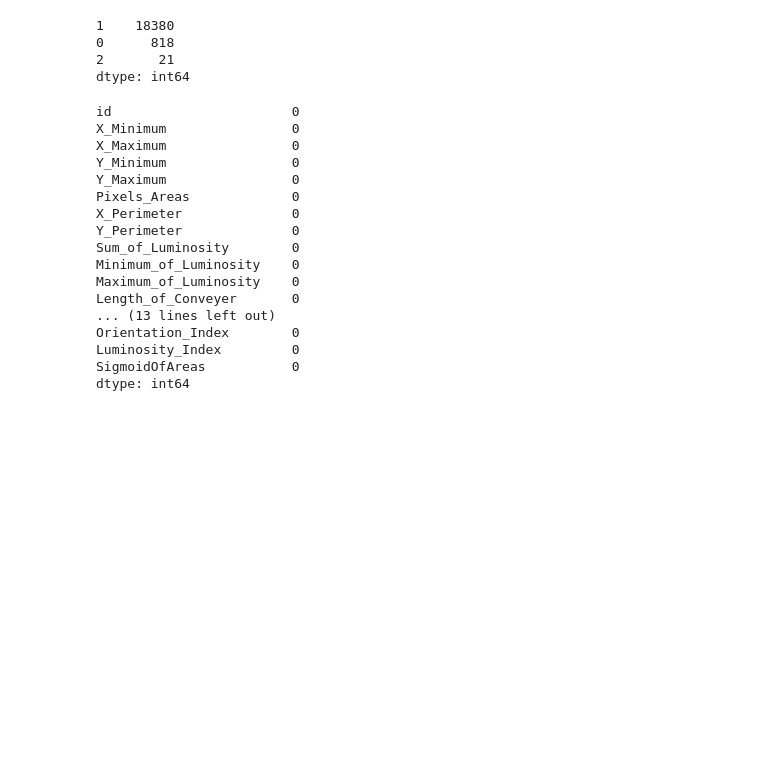
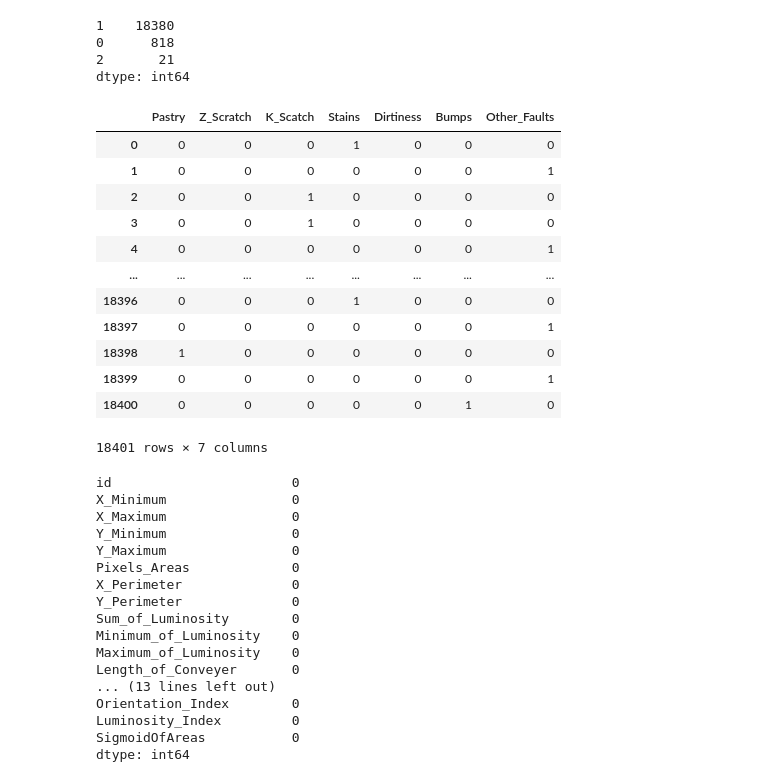
Before and after one commit to DSun91/Steel-plate-defect-prediction, a Jupyter notebook: SteelPlatesComp.ipynb, the cells around one changed output. Cells and saved outputs as stored; diff of their text form; code cells hidden in the pictures; blank space fills up the shorter version.

```diff
--- a/SteelPlatesComp.ipynb
+++ b/SteelPlatesComp.ipynb
@@ -40,6 +45,22 @@ dtype: int64
 # %%
 df_train=df_train.loc[df_train[target_columns].sum(axis=1) != 0]
 df_train=df_train.reset_index().drop("index",axis=1)
+# %%
+df_train[target_columns]
+# %% [output]
+|  | Pastry | Z_Scratch | K_Scatch | Stains | Dirtiness | Bumps | Other_Faults |
+| 0 | 0 | 0 | 0 | 1 | 0 | 0 | 0 |
+| 1 | 0 | 0 | 0 | 0 | 0 | 0 | 1 |
+| 2 | 0 | 0 | 1 | 0 | 0 | 0 | 0 |
+| 3 | 0 | 0 | 1 | 0 | 0 | 0 | 0 |
+| 4 | 0 | 0 | 0 | 0 | 0 | 0 | 1 |
+| ... | ... | ... | ... | ... | ... | ... | ... |
+| 18396 | 0 | 0 | 0 | 1 | 0 | 0 | 0 |
+| 18397 | 0 | 0 | 0 | 0 | 0 | 0 | 1 |
+| 18398 | 1 | 0 | 0 | 0 | 0 | 0 | 0 |
+| 18399 | 0 | 0 | 0 | 0 | 0 | 0 | 1 |
+| 18400 | 0 | 0 | 0 | 0 | 0 | 1 | 0 |
+18401 rows × 7 columns
 # %%
 df_test.isna().sum()
 # %% [output]
```
Also changed, not shown: parts of 15 cells of this notebook, 1 other file.
